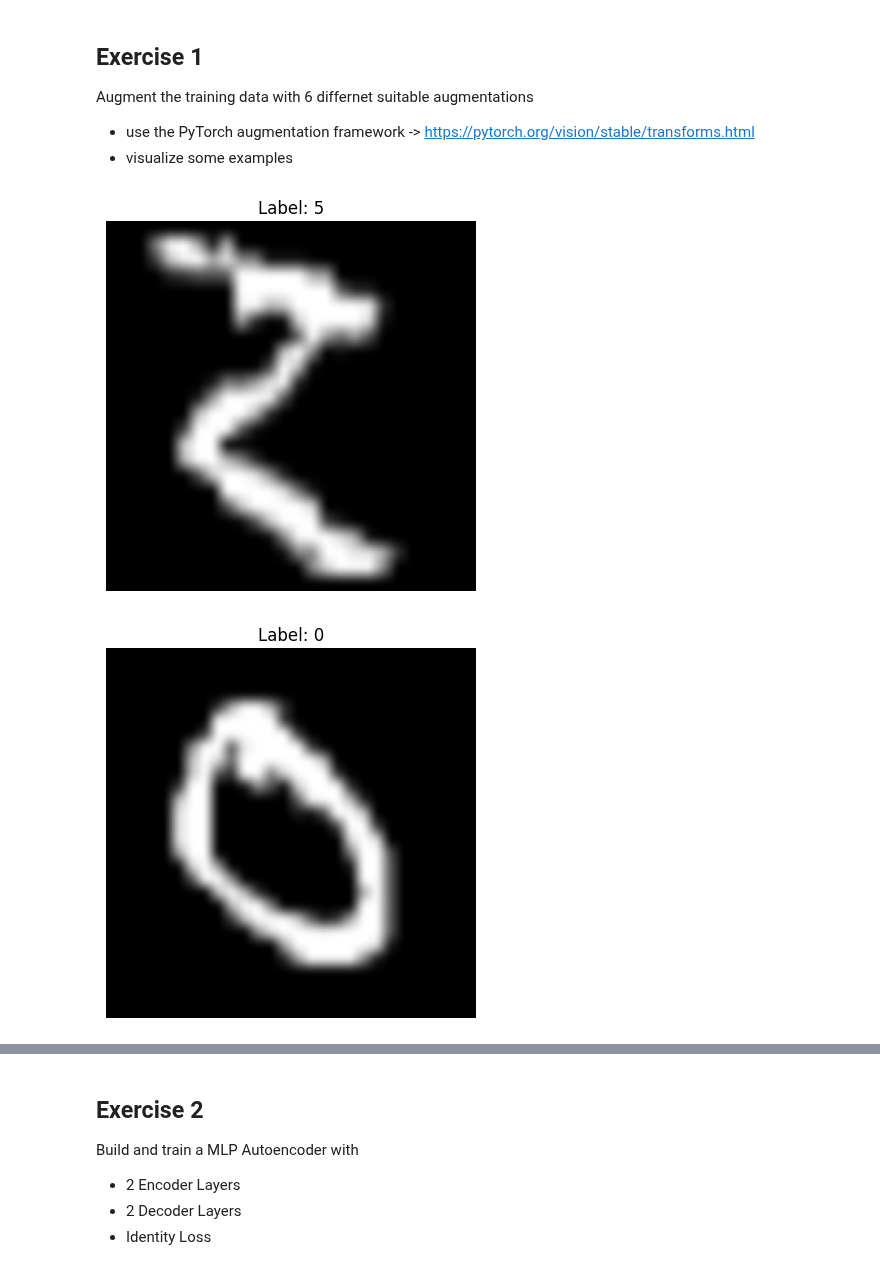
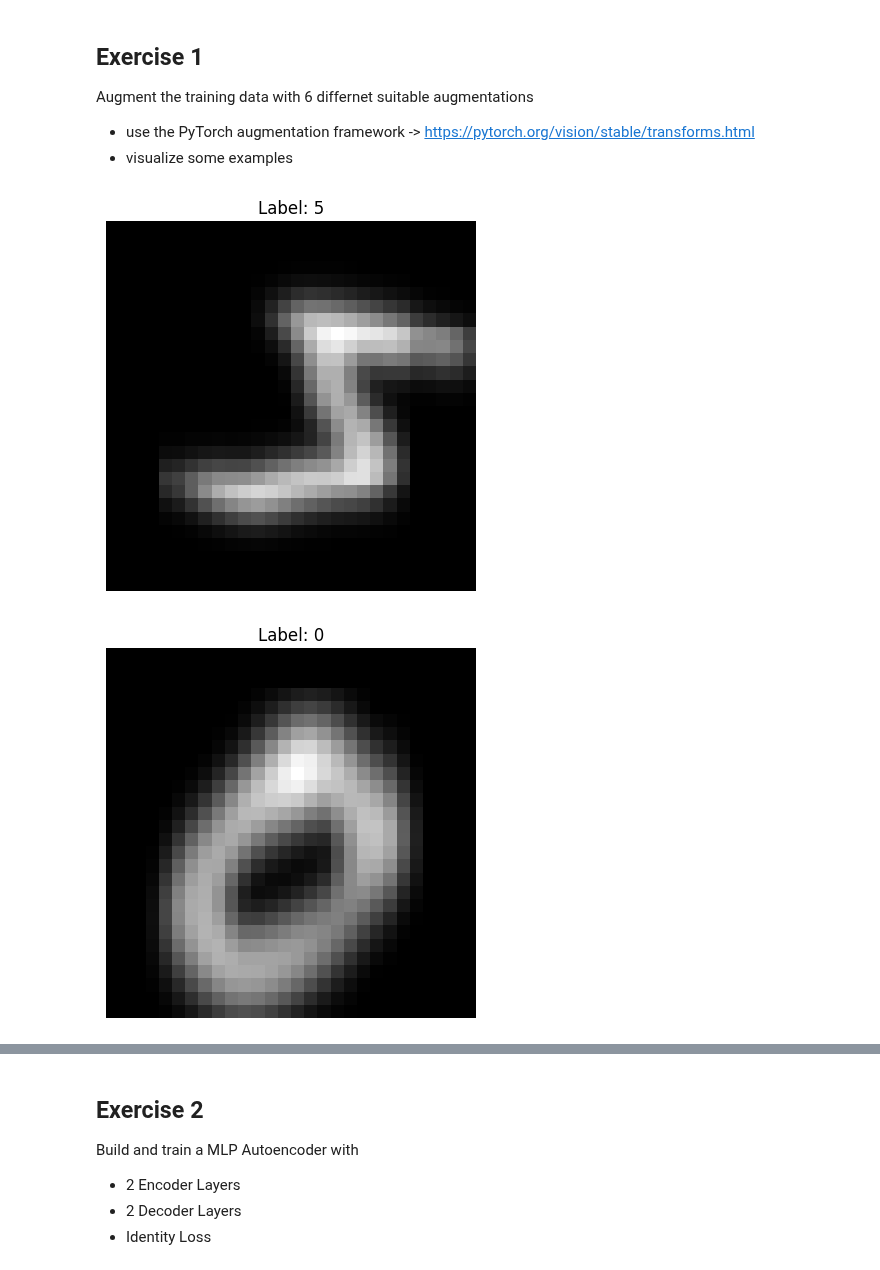
Before and after one commit to Mv0sKff/MyDeepLearning, a Jupyter notebook: week_8/Assignment_AE_MNIST.ipynb, the cells around one changed output, grey strips where cells are left out. Drawn from its saved outputs; the diff is of its cells as text; code cells hidden in the pictures.

```diff
--- a/week_8/Assignment_AE_MNIST.ipynb
+++ b/week_8/Assignment_AE_MNIST.ipynb
@@ -41,11 +45,11 @@ import torchvision.transforms as transforms
 transform = transforms.Compose([
     transforms.RandomHorizontalFlip(p=0.5),
     transforms.RandomRotation(degrees=30),
-    transforms.ColorJitter(brightness=0.2, contrast=0.2, saturation=0.2),
-    transforms.RandomResizedCrop(size=(224, 224), scale=(0.8, 1.0)),
+    #transforms.ColorJitter(brightness=0.2, contrast=0.2, saturation=0.2),
+    #transforms.RandomResizedCrop(size=(224, 224), scale=(0.8, 1.0)),
     transforms.RandomGrayscale(p=0.1),
     transforms.GaussianBlur(kernel_size=(5, 9), sigma=(0.1, 5)),
-    #transforms.RandomAffine(degrees=0, translate=(0.1, 0.1), scale=(0.9, 1.1)),
+    transforms.RandomAffine(degrees=0, translate=(0.1, 0.1), scale=(0.9, 1.1)),
     #transforms.ToTensor()
 ])
 # %%
@@ -54,7 +58,7 @@ device = torch.device("cuda" if torch.cuda.is_available() else "cpu")
 aug_train = []
 
 #for i in range(len(train)):
-for i in range(50):
+for i in range(10000):
     img, label = train[i]
     img = img.to(device)
     aug_img = transform(img)
@@ -63,13 +67,13 @@ for i in range(50):
 
     aug_train.append((aug_img, label))
 # %%
-for i in range(5):
+for i in range(3):
     img, label = train[i]
     aug_img, _ = aug_train[i]
     plt.imshow(aug_img, cmap='gray')
     plt.title(f"Label: {label}")
     plt.axis('off')
     plt.show()
 # %% [output]
-[figure, old version]
+[figure, new version]
-[figure, old version]
+[figure, new version]
```
Also changed, not shown: parts of 7 cells of this notebook.
